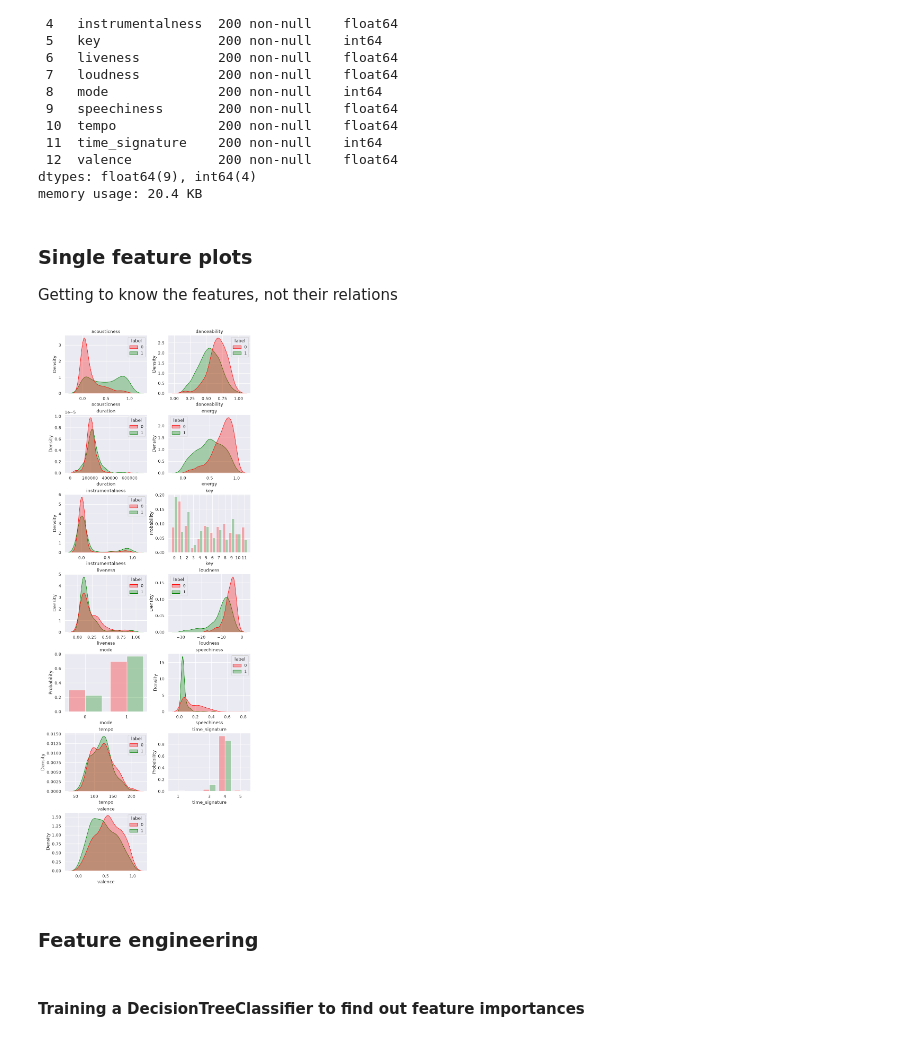
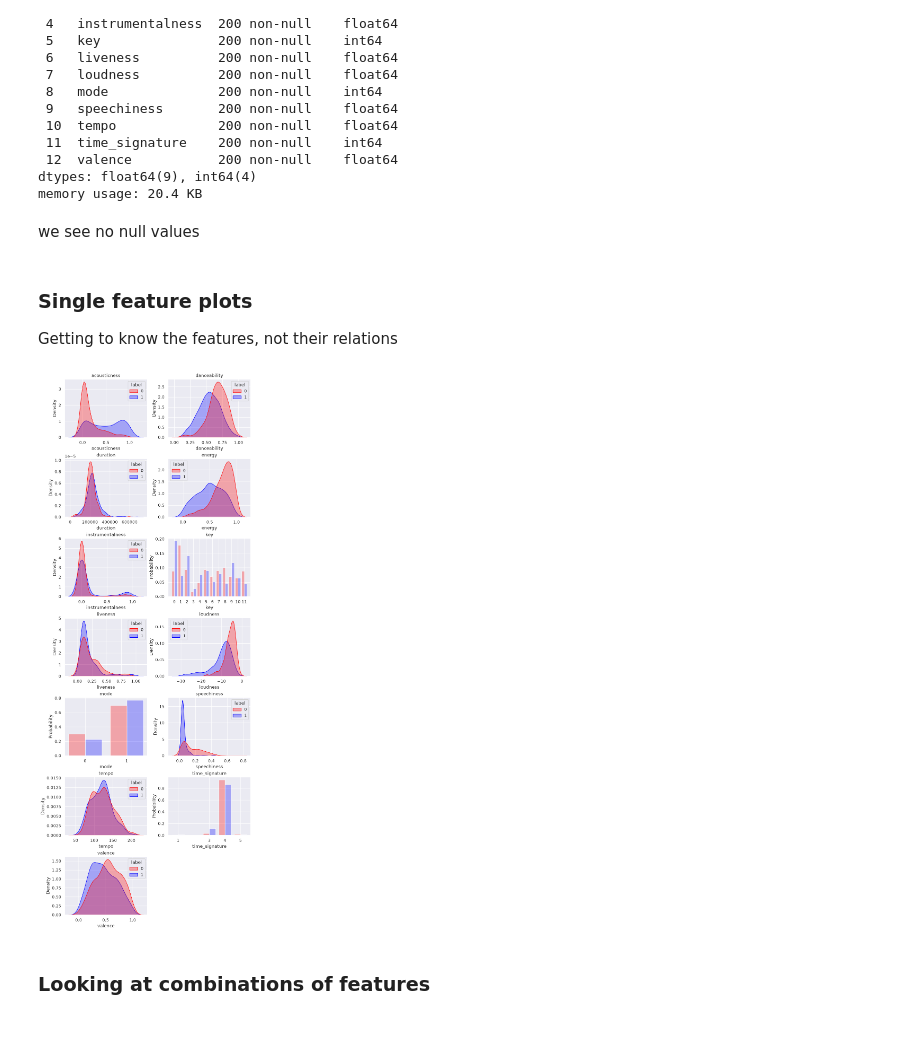
Before and after one commit to AndreassOlsson/FRTN65_code, a Jupyter notebook: labs/lab_1_music_taste_prediction/exploration.ipynb, the cells around one changed output. Cells and saved outputs as stored; diff of their text form; code cells hidden in the pictures.

```diff
--- a/labs/lab_1_music_taste_prediction/exploration.ipynb
+++ b/labs/lab_1_music_taste_prediction/exploration.ipynb
@@ -122,6 +120,8 @@ Data columns (total 13 columns):
  12  valence           200 non-null    float64
 dtypes: float64(9), int64(4)
 memory usage: 20.4 KB
+# %% [markdown]
+we see no null values
 # %% [markdown]
 ### Single feature plots
 
@@ -136,10 +136,11 @@ we have a bunch of different features
 one start is to just plot the rows w.r.t. a single feature
 """
 
-PALETTE = {0: "red", 1: "green"}
+PALETTE = {0: "red", 1: "blue"}
 CMAP = LinearSegmentedColormap.from_list("label", ["red", "white", "blue"])
+DISCRETE_COLS = ["key", "mode", "time_signature"]
 
-def single_feature_plots(df: pd.DataFrame, label_col_name: str = "label", n_fig_cols = 2, discrete_cols = ["key", "mode", "time_signature"]) -> None:
+def single_feature_plots(df: pd.DataFrame, label_col_name: str = "label", n_fig_cols = 2) -> None:
 
     """
     each plot: feature col and color from its label
@@ -147,37 +148,35 @@ def single_feature_plots(df: pd.DataFrame, label_col_name: str = "label", n_fig_
 
     feat_cols = [col for col in df.columns if col != label_col_name]
     n_feat_cols = len(feat_cols)
 
     n_fig_rows = int(np.ceil(n_feat_cols / n_fig_cols))
     fig, axs = plt.subplots(n_fig_rows, n_fig_cols, figsize=(4 * n_fig_cols, 3 * n_fig_rows), constrained_layout=True)
     fig: Figure
     axs: List[Axes]
     axs = np.atleast_1d(axs).ravel()
 
 
     for ax, col_name in zip(axs, feat_cols):
 
         # KDE works best with continous data, we use hist for discrete
-        if col_name in discrete_cols:
+        if col_name in DISCRETE_COLS:
             cats = np.sort(df[col_name].unique())
             sns.histplot(data=df, x=col_name, hue=label_col_name, palette=PALETTE,
                     discrete=True, stat="probability", common_norm=False,
                     multiple="dodge", shrink=0.8, legend=False, alpha=0.3, ax=ax)
             ax.set_xticks(cats)
         else:
             sns.kdeplot(data=df, x=col_name, hue=label_col_name, palette=PALETTE, alpha=0.3, common_norm=False, fill=True, ax=ax)
 
         ax.set_title(col_name)
 
 
     for ax in axs[n_feat_cols:]:
         ax.set_visible(False)
 
 single_feature_plots(df=train)
 # %% [output]
-[figure, old version]
+[figure, new version]
 # %% [markdown]
-### Feature engineering
+### Looking at combinations of features
-# %% [markdown]
-#### Training a DecisionTreeClassifier to find out feature importances
 # %%
```
Also changed, not shown: parts of 10 cells of this notebook.
